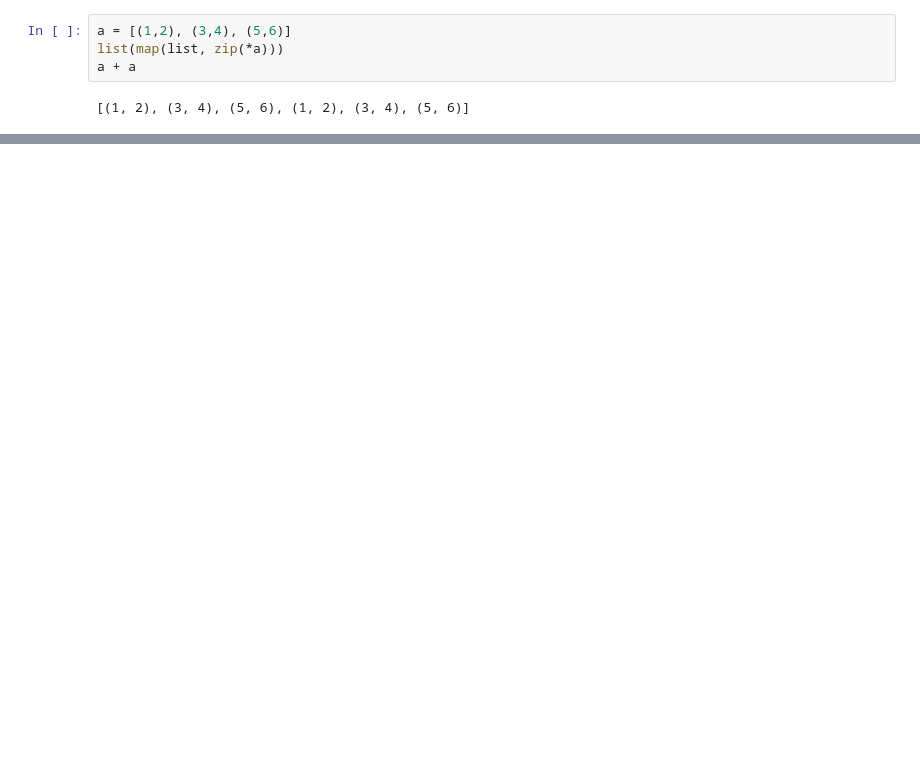
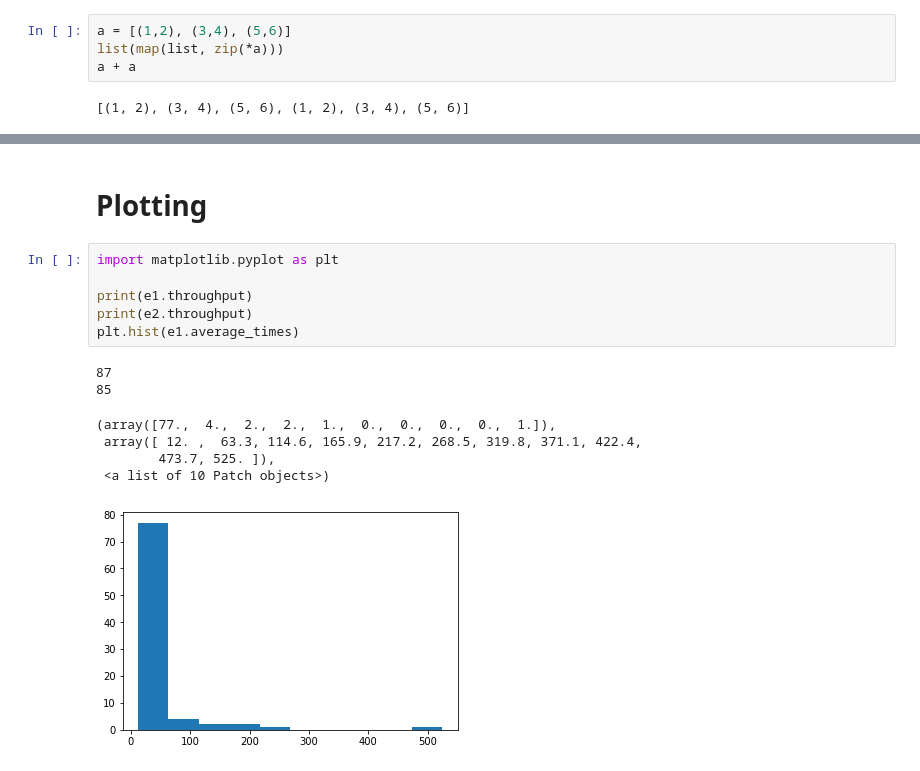
Before and after one commit to jschless/elevatorsim, a Jupyter notebook: ElevatorSim.ipynb, the cells around one changed output, grey strips where cells are left out. Cells and saved outputs as stored; diff of their text form; blank space fills up the shorter version.

```diff
--- a/ElevatorSim.ipynb
+++ b/ElevatorSim.ipynb
@@ -153,0 +254,16 @@ customer arrived
+# %% [markdown]
+# Plotting
+# %%
+import matplotlib.pyplot as plt
+
+print(e1.throughput)
+print(e2.throughput)
+plt.hist(e1.average_times)
+# %% [output]
+87
+85
+(array([77.,  4.,  2.,  2.,  1.,  0.,  0.,  0.,  0.,  1.]),
+ array([ 12. ,  63.3, 114.6, 165.9, 217.2, 268.5, 319.8, 371.1, 422.4,
+        473.7, 525. ]),
+ <a list of 10 Patch objects>)
+[figure, added]
```
Also changed, not shown: parts of 10 cells of this notebook.
